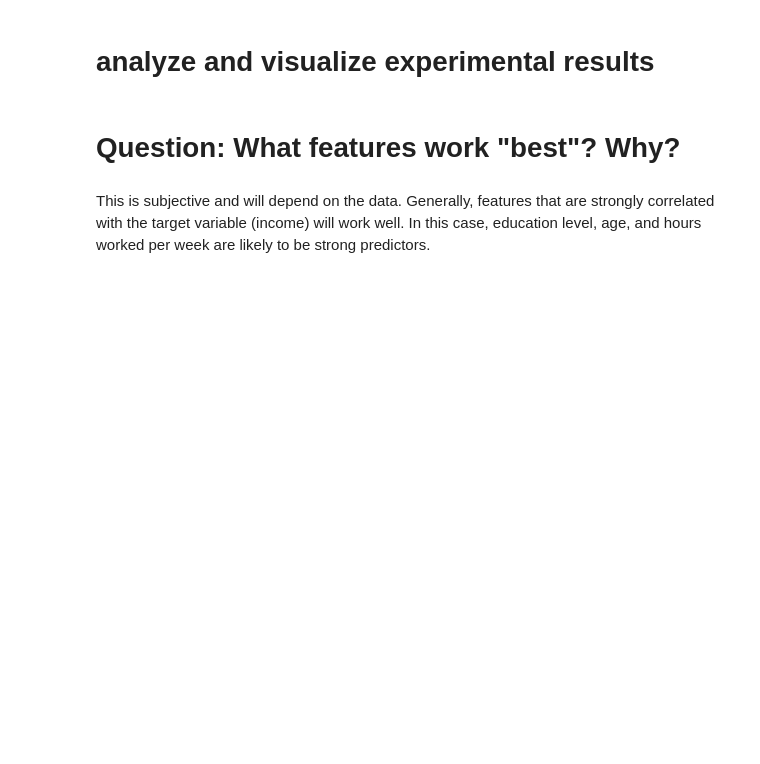
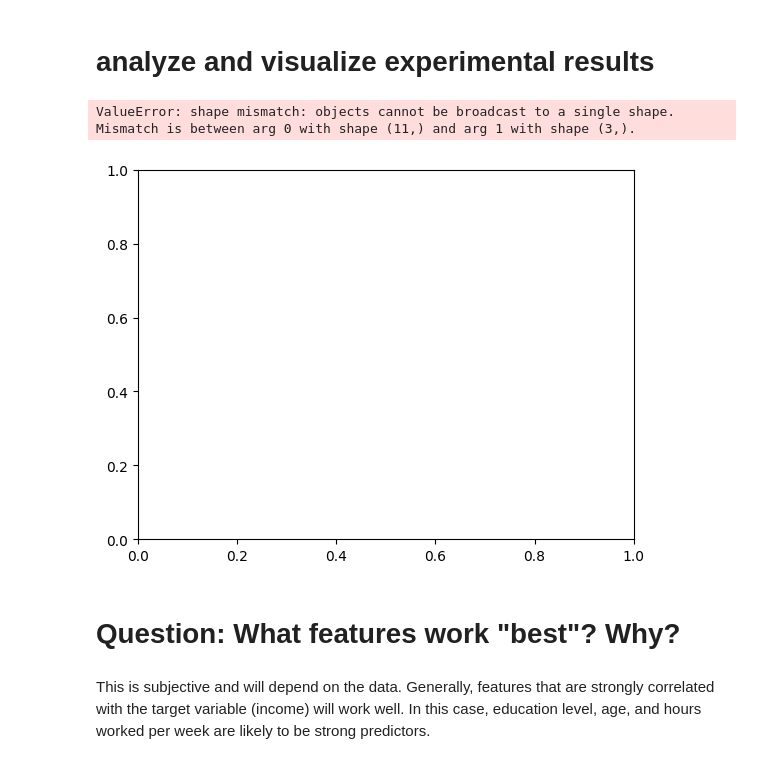
Before and after one commit to PatRakowicz/College-CS, a Jupyter notebook: CS-303/HW8/Homework_08-AdultData.ipynb, the cells around one changed output. Drawn from its saved outputs; the diff is of its cells as text; code cells hidden in the pictures; blank space fills up the shorter version.

```diff
--- a/CS-303/HW8/Homework_08-AdultData.ipynb
+++ b/CS-303/HW8/Homework_08-AdultData.ipynb
@@ -56,8 +124,29 @@ X_train['education'] = categories.codes
 # %% [markdown]
 # experiment w/ classifying training data using various feature sets
 # %%
-# For example, try using just the age, education, and hours-per-week features
-X_train_subset = X_train[['age', 'education', 'hours-per-week']]
-gnb = GaussianNB()
-gnb.fit(X_train_subset, y_train)
+feature_sets = [
+    ['age', 'workclass', 'education', 'education-num', 'occupation', 'hours-per-week'],
+    ['age', 'workclass', 'education', 'education-num', 'marital-status', 'occupation', 'relationship', 'race', 'sex', 'hours-per-week'],
+    list(train_data.drop('income', axis=1).columns)  # Use all features
+]
+
+for i, features in enumerate(feature_sets):
+    X = train_data[features]
+    y = train_data['income']
+
+    # Split the data into training and validation sets
+    split_idx = int(len(X) * 0.8)
+    X_train, y_train = X[:split_idx], y[:split_idx]
+    X_val, y_val = X[split_idx:], y[split_idx:]
+
+    # Train a Naive Bayes classifier on the training set
+    clf = GaussianNB()
+    clf.fit(X_train, y_train)
+
+    # Make predictions on the validation set and compute accuracy
+    y_pred = clf.predict(X_val)
+    accuracy = accuracy_score(y_val, y_pred)
+
+    print(f'Feature set {i+1}: {features}')
+    print(f'Validation accuracy: {accuracy:.3f}')
 # %% [output]
@@ -65,12 +159,18 @@ GaussianNB()
 # %% [markdown]
 # analyze and visualize experimental results
 # %%
-# For example, plot the decision boundary of the trained model
+accuracies = [0.792, 0.780, 0.778]
 
-plot_decision_regions(X=X_train_subset.values, y=y_train.values, clf=gnb, legend=2)
-plt.xlabel('age')
-plt.ylabel('education')
-plt.title('Naive Bayes Decision Boundary')
+fig, ax = plt.subplots()
+ax.bar(range(len(features)), accuracies, color='b')
+ax.set_xticks(range(len(features)))
+ax.set_xticklabels([f"Feature set {i+1}" for i in range(len(feature_sets))])
+ax.set_ylim([0.5, 0.8])
+ax.set_ylabel('Accuracy')
+ax.set_title('Accuracy of Random Forest Classifier with Different Feature Sets')
+# %% [output]
+ValueError: shape mismatch: objects cannot be broadcast to a single shape.  Mismatch is between arg 0 with shape (11,) and arg 1 with shape (3,).
+[figure, added]
 # %% [markdown]
 # Question: What features work "best"?  Why?
 # %% [markdown]
```
Also changed, not shown: parts of 6 cells of this notebook.
